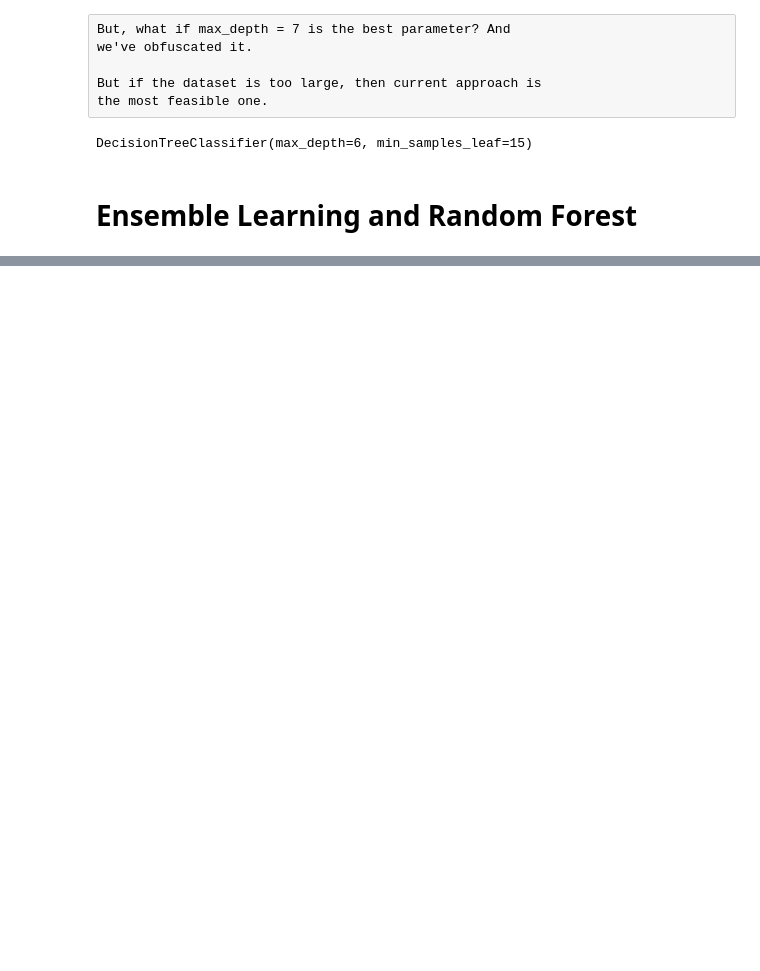
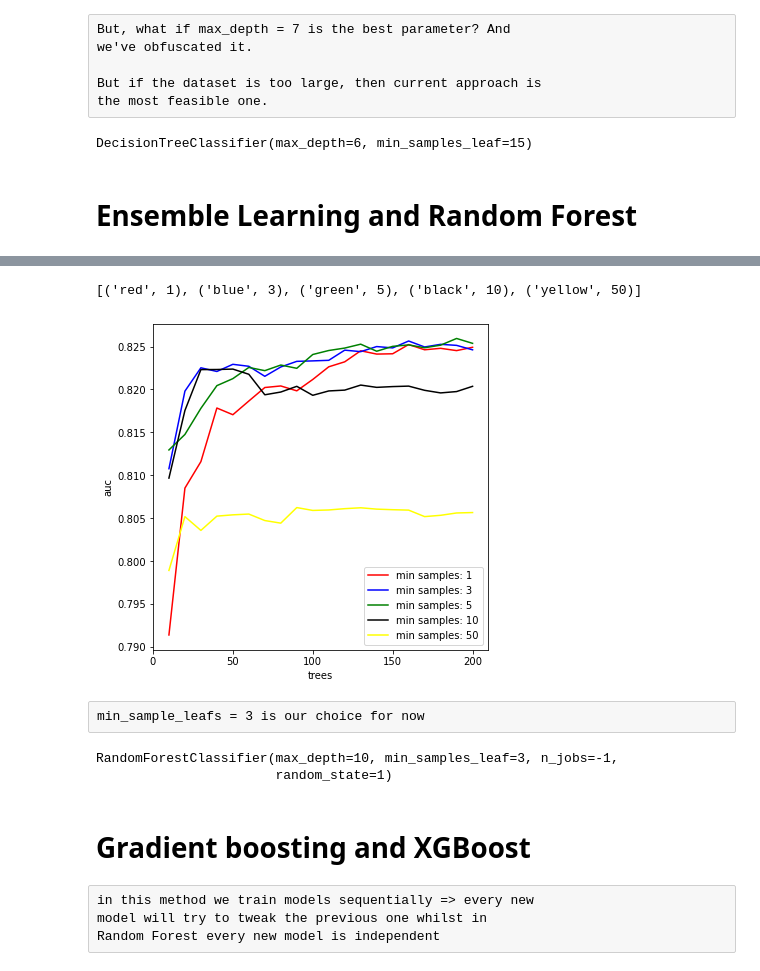
Before and after one commit to SleeplessChallenger/ML_ZoomCamp_code, a Jupyter notebook: 5.DecisionTree_EnsembleLearning/predictions.ipynb, the cells around one changed output, grey strips where cells are left out. Cells and saved outputs as stored; diff of their text form; code cells hidden in the pictures; blank space fills up the shorter version.

```diff
--- a/5.DecisionTree_EnsembleLearning/predictions.ipynb
+++ b/5.DecisionTree_EnsembleLearning/predictions.ipynb
@@ -520,0 +682,21 @@ DecisionTreeClassifier(max_depth=6, min_samples_leaf=15)
+# %%
+tune_data_two = []
+
+for s in [1, 3, 5, 10, 50]:
+
+    for i in range(10, 201, 10):
+
+        rf = RandomForestClassifier(n_estimators=i,
+                    random_state=1, max_depth=10,
+                    min_samples_leaf=s)
+
+        rf.fit(X_train, y_train)
+
+        y_pred = rf.predict_proba(X_valid)[:, 1]
+        auc = roc_auc_score(y_valid, y_pred)
+
+        tune_data_two.append((s, i, auc))
+# %%
+df_samples = pd.DataFrame(
+    tune_data_two, columns=['min_leafs', 'trees', 'auc']
+)
@@ -520,0 +711,43 @@ DecisionTreeClassifier(max_depth=6, min_samples_leaf=15)
+# %%
+colours = ['red', 'blue', 'green', 'black', 'yellow']
+min_samples = [1, 3, 5, 10, 50]
+# %%
+list(zip(colours, min_samples))
+# with or without list is okay
+# %% [output]
+[('red', 1), ('blue', 3), ('green', 5), ('black', 10), ('yellow', 50)]
+# %%
+plt.figure(figsize=(6,6))
+
+for c, m in zip(colours, min_samples):
+    df_subs = df_samples[df_samples.min_leafs == m]
+
+    plt.plot(df_subs.trees, df_subs.auc,
+        label=f"min samples: {m}", color=c)
+
+    plt.xlabel('trees')
+    plt.ylabel('auc')
+    plt.xticks(range(0, 201, 50))
+
+# put them outside the loop
+plt.legend()
+plt.show()
+# %% [output]
+[figure, added]
+# %% [raw]
+min_sample_leafs = 3 is our choice for now
+# %%
+rf = RandomForestClassifier(
+    n_estimators=100, random_state=1,
+    max_depth=10, min_samples_leaf=3, n_jobs=-1)
+
+rf.fit(X_train, y_train)
+# %% [output]
+RandomForestClassifier(max_depth=10, min_samples_leaf=3, n_jobs=-1,
+                       random_state=1)
+# %% [markdown]
+# Gradient boosting and XGBoost
+# %% [raw]
+in this method we train models sequentially => every new
+model will try to tweak the previous one whilst in
+Random Forest every new model is independent
```
Also changed, not shown: parts of 57 cells of this notebook, 1 other file.
